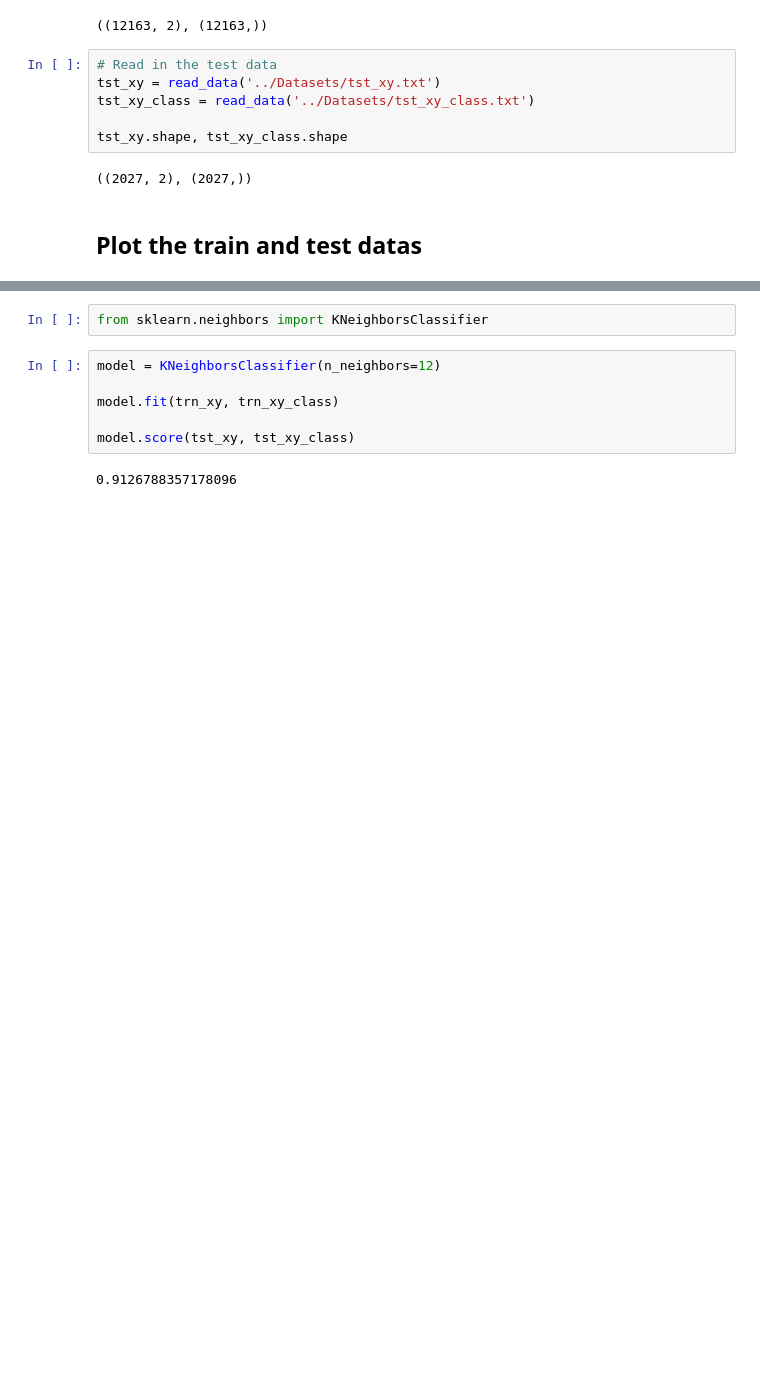
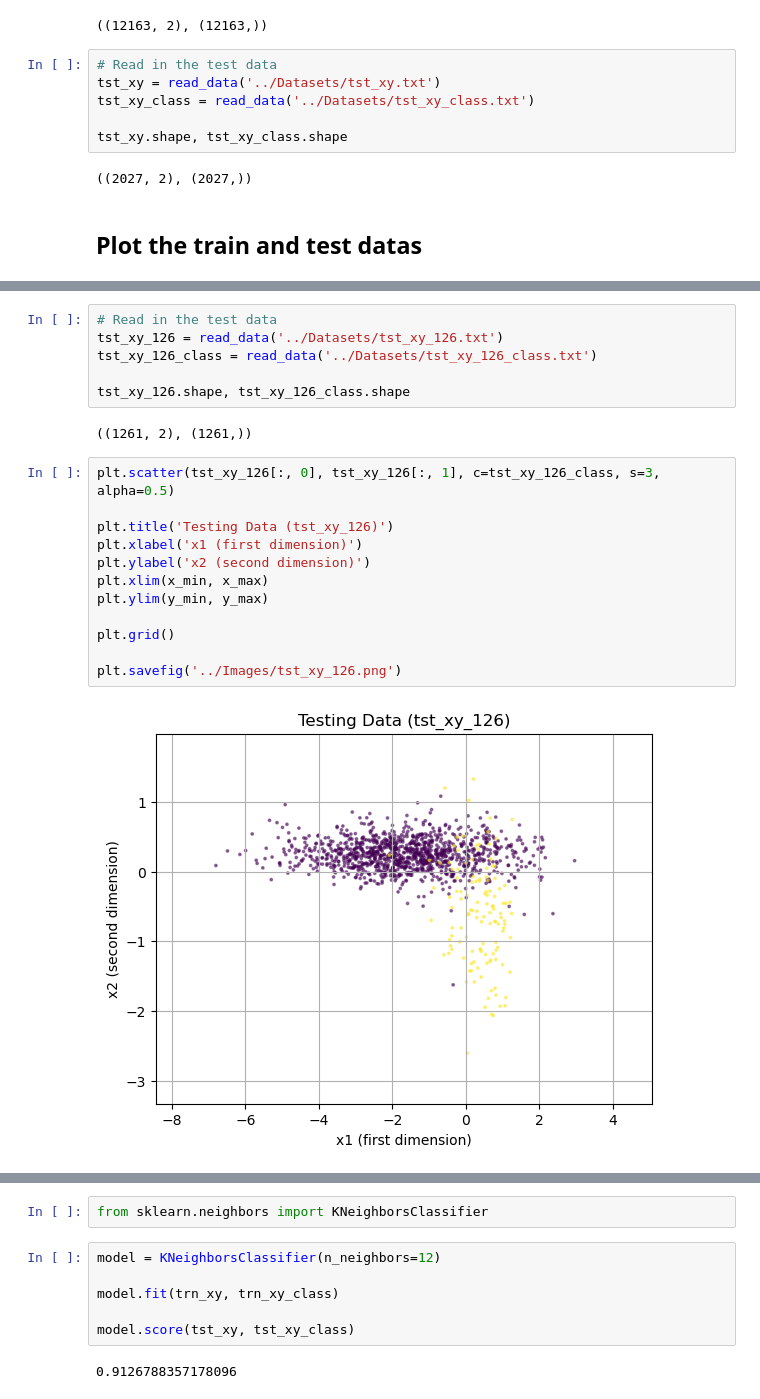
Before and after one commit to tallosim/aau-machine-learning, a Jupyter notebook: Lecture 3/Notebooks/solution.ipynb, the cells around one changed output, grey strips where cells are left out. Cells and saved outputs as stored; diff of their text form; blank space fills up the shorter version.

```diff
--- a/Lecture 3/Notebooks/solution.ipynb
+++ b/Lecture 3/Notebooks/solution.ipynb
@@ -60,0 +156,22 @@ plt.savefig('../Images/tst_xy.png')
+# %%
+# Read in the test data
+tst_xy_126 = read_data('../Datasets/tst_xy_126.txt')
+tst_xy_126_class = read_data('../Datasets/tst_xy_126_class.txt')
+
+tst_xy_126.shape, tst_xy_126_class.shape
+# %% [output]
+((1261, 2), (1261,))
+# %%
+plt.scatter(tst_xy_126[:, 0], tst_xy_126[:, 1], c=tst_xy_126_class, s=3, alpha=0.5)
+
+plt.title('Testing Data (tst_xy_126)')
+plt.xlabel('x1 (first dimension)')
+plt.ylabel('x2 (second dimension)')
+plt.xlim(x_min, x_max)
+plt.ylim(y_min, y_max)
+
+plt.grid()
+
+plt.savefig('../Images/tst_xy_126.png')
+# %% [output]
+[figure, added]
```
Also changed, not shown: parts of 16 cells of this notebook, 4 other files.
